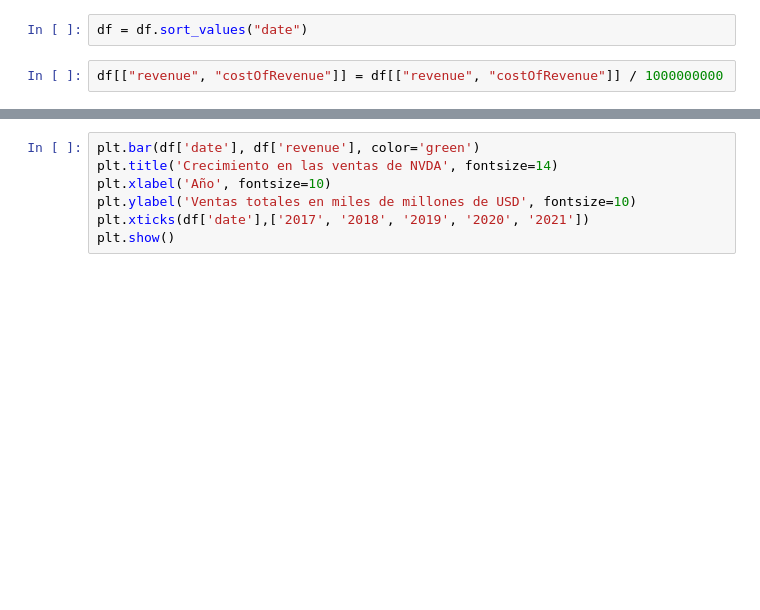
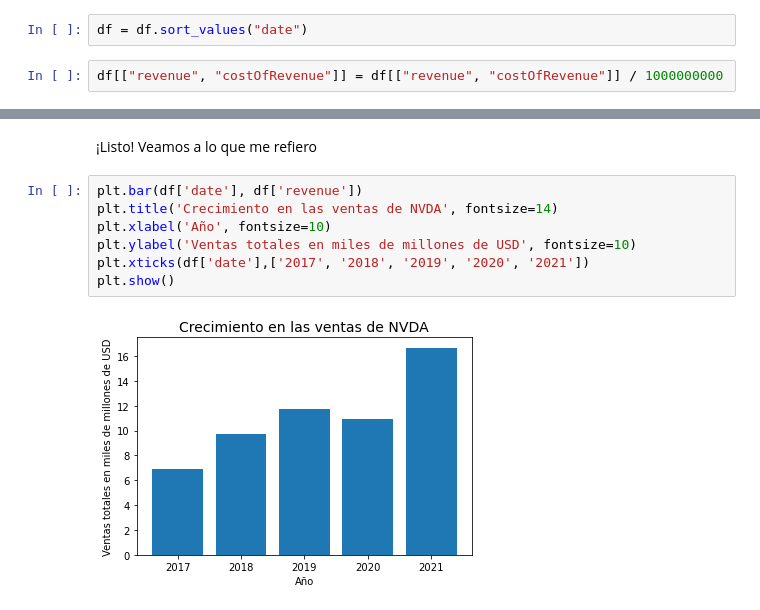
Before and after one commit to joseluistello/Python--, a Jupyter notebook: Financial_API/Working with a Financial API.ipynb, the cells around one changed output, grey strips where cells are left out. Cells and saved outputs as stored; diff of their text form; blank space fills up the shorter version.

```diff
--- a/Financial_API/Working with a Financial API.ipynb
+++ b/Financial_API/Working with a Financial API.ipynb
@@ -92,7 +146,11 @@ df
+# %% [markdown]
+¡Listo! Veamos a lo que me refiero
 # %%
-plt.bar(df['date'], df['revenue'], color='green')
+plt.bar(df['date'], df['revenue'])
 plt.title('Crecimiento en las ventas de NVDA', fontsize=14)
 plt.xlabel('Año', fontsize=10)
 plt.ylabel('Ventas totales en miles de millones de USD', fontsize=10)
 plt.xticks(df['date'],['2017', '2018', '2019', '2020', '2021'])
 plt.show()
+# %% [output]
+[figure, added]
```
Also changed, not shown: parts of 8 cells of this notebook.
